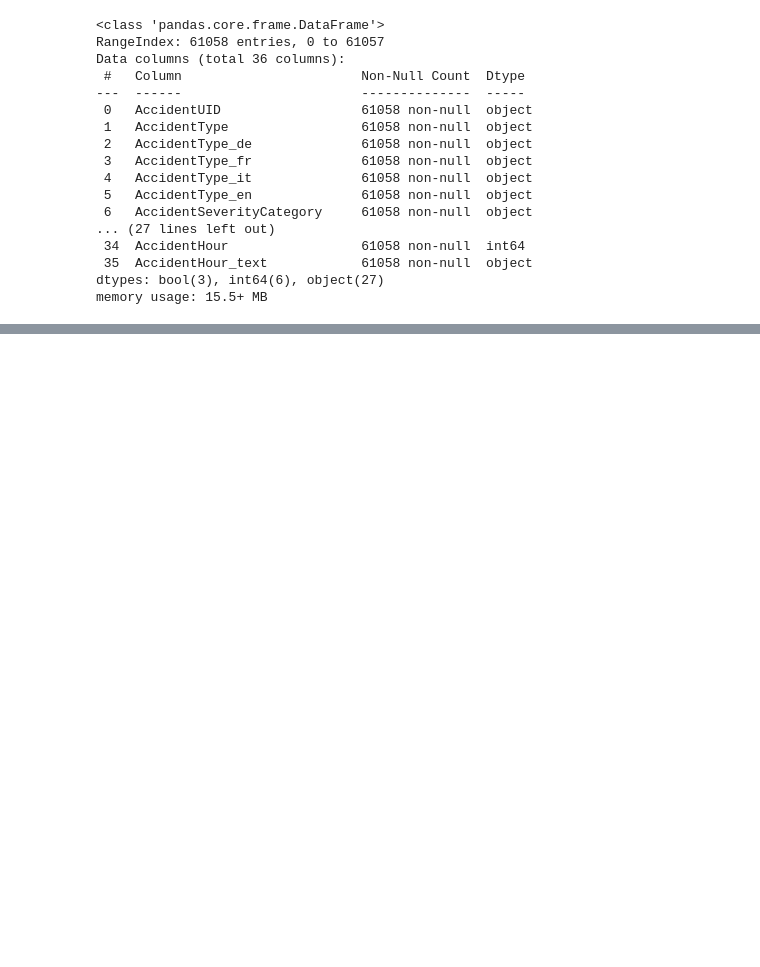
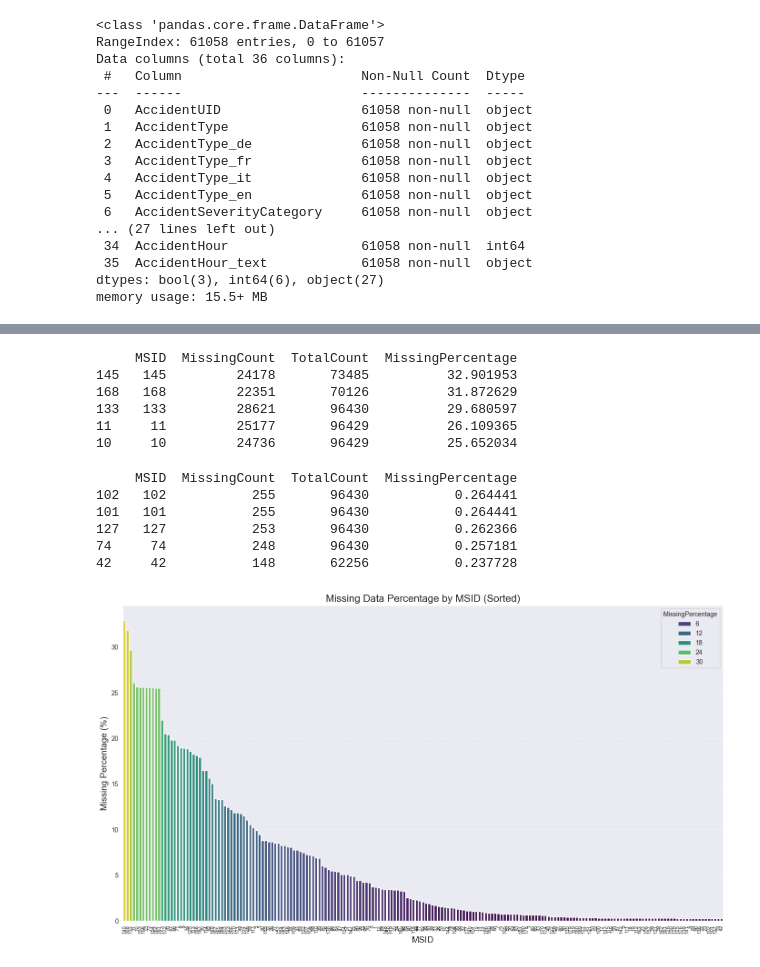
Before and after one commit to GOget42/CS_Group_Project, a Jupyter notebook: Jupyter Notebooks for Data Preprocessing/Data Cleaning.ipynb, the cells around one changed output, grey strips where cells are left out. Saved outputs shown, nothing was run; the diff lists cells and outputs as text; code cells hidden in the pictures; blank space fills up the shorter version.

```diff
--- a/Jupyter Notebooks for Data Preprocessing/Data Cleaning.ipynb
+++ b/Jupyter Notebooks for Data Preprocessing/Data Cleaning.ipynb
@@ -79,0 +302,63 @@ accidents_clean.to_csv("../data/clean/accidents_clean.csv", index=False, encodin
+# %%
+# Count total and missing values for each counting station (identified by MSID)
+missing_counts = (
+    traffic_data.groupby('MSID')['AnzFahrzeuge']
+    .apply(lambda x: x.isna().sum())  # Count missing values for 'AnzFahrzeuge'
+    .reset_index(name='MissingCount')
+)
+
+total_counts = (
+    traffic_data['MSID']
+    .value_counts()  # Count total occurrences for each MSID
+    .reset_index(name='TotalCount')
+    .rename(columns={'index': 'MSID'})
+)
+
+# Merge missing and total counts
+missing_stats = pd.merge(missing_counts, total_counts, on='MSID')
+missing_stats['MissingPercentage'] = (missing_stats['MissingCount'] / missing_stats['TotalCount']) * 100
+
+# Sort by the highest percentage of missing values
+missing_stats = missing_stats.sort_values(by='MissingPercentage', ascending=False)
+# %%
+print(missing_stats.head(5))
+# %% [output]
+     MSID  MissingCount  TotalCount  MissingPercentage
+145   145         24178       73485          32.901953
+168   168         22351       70126          31.872629
+133   133         28621       96430          29.680597
+11     11         25177       96429          26.109365
+10     10         24736       96429          25.652034
+# %%
+print(missing_stats.tail(5))
+# %% [output]
+     MSID  MissingCount  TotalCount  MissingPercentage
+102   102           255       96430           0.264441
+101   101           255       96430           0.264441
+127   127           253       96430           0.262366
+74     74           248       96430           0.257181
+42     42           148       62256           0.237728
+# %%
+import seaborn as sns
+
+# Plot the sorted MissingPercentage by MSID
+plt.figure(figsize=(14, 8))
+sns.barplot(
+    x=missing_stats['MSID'],
+    y=missing_stats['MissingPercentage'],
+    order=missing_stats['MSID'],  # Maintain sorting
+    palette="viridis", hue=missing_stats['MissingPercentage']
+)
+
+# Customize the plot
+plt.title('Missing Data Percentage by MSID (Sorted)', fontsize=16)
+plt.xlabel('MSID', fontsize=14)
+plt.ylabel('Missing Percentage (%)', fontsize=14)
+plt.xticks(rotation=90, fontsize=8)  # Rotate MSID labels for better readability
+plt.grid(axis='y', linestyle='--', alpha=0.7)
+
+# Show the plot
+plt.tight_layout()
+plt.show()
+# %% [output]
+[figure, added]
```
Also changed, not shown: parts of 34 cells of this notebook, 2 other files.
